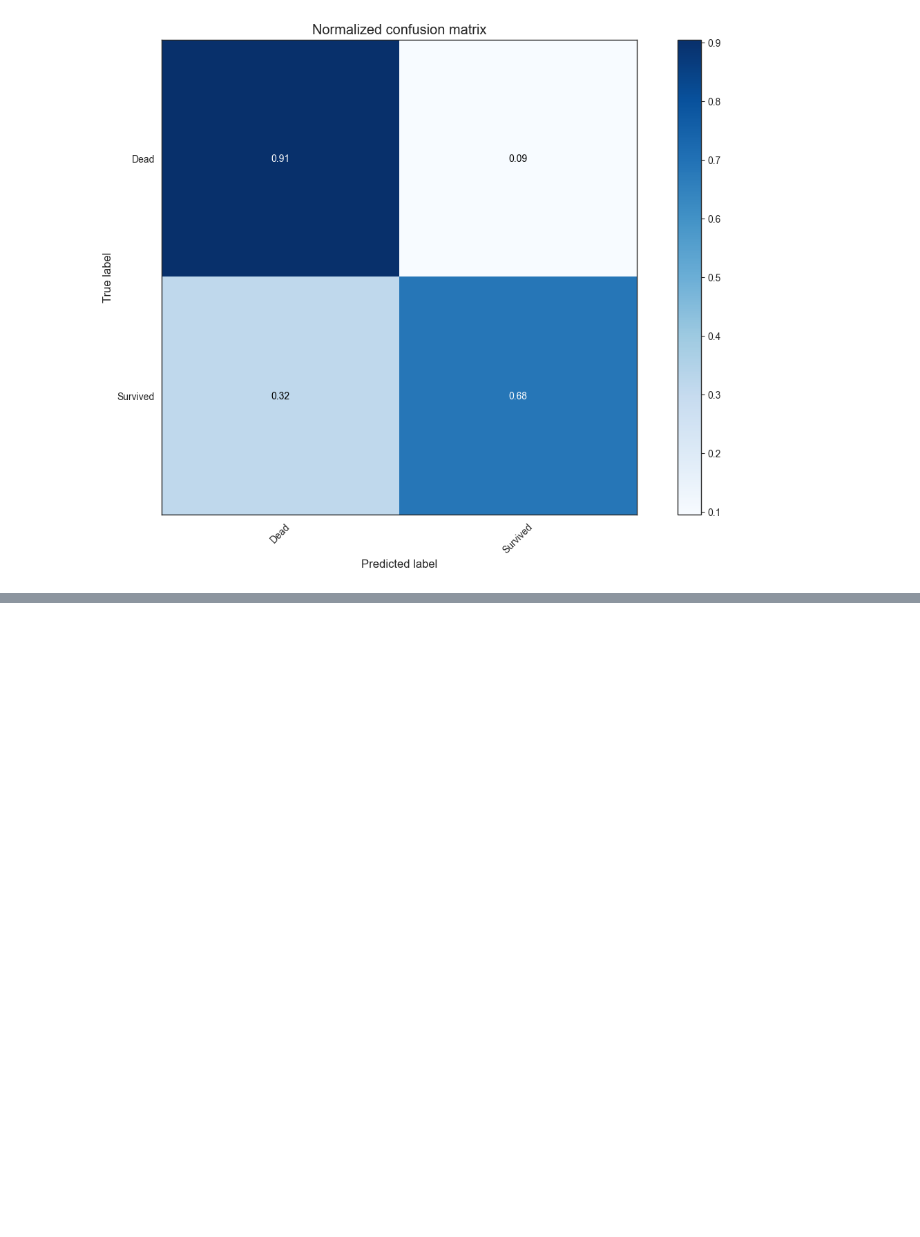
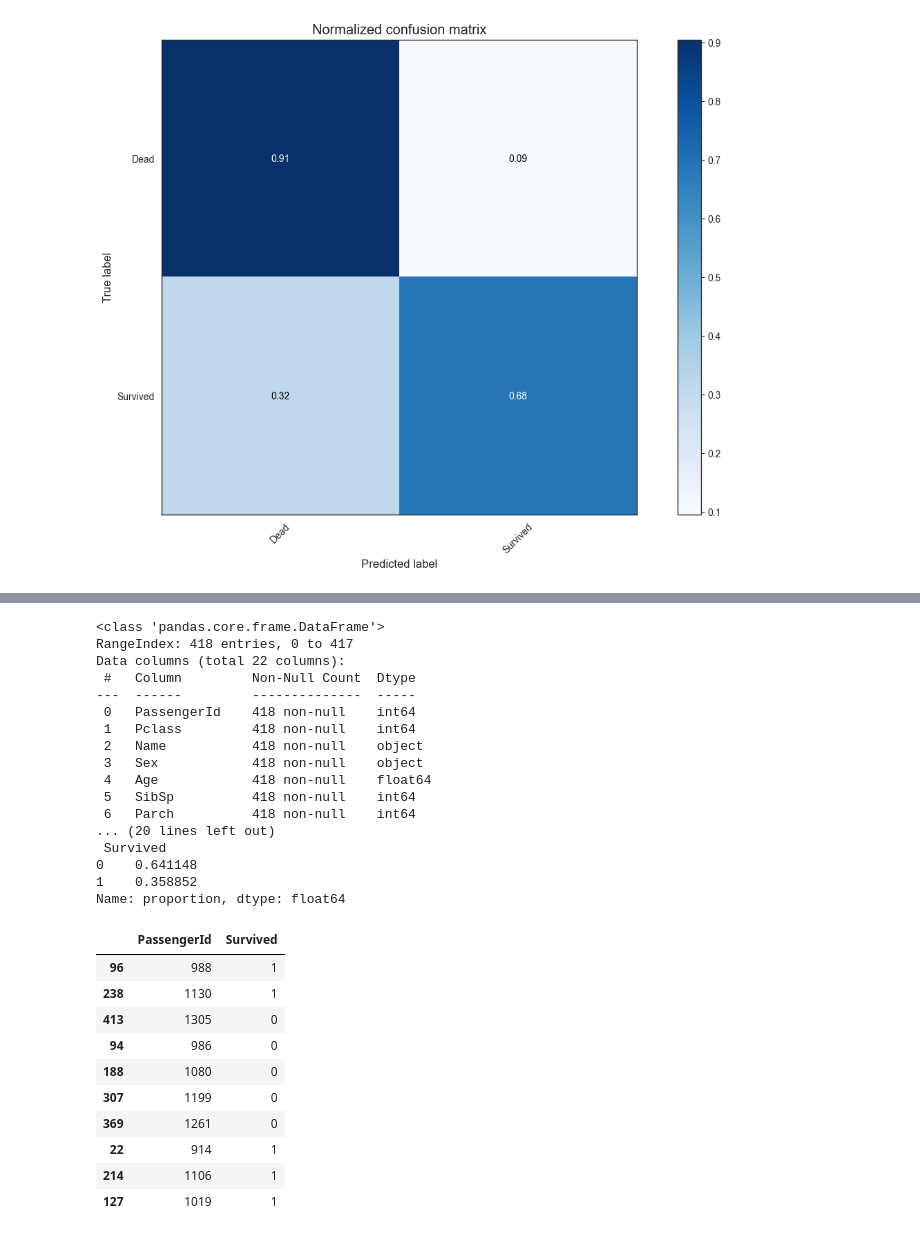
Before and after one commit to LeeFlyYoung/kaggle-competitions, a Jupyter notebook: competition/titanic/A_data_science_framework.ipynb, the cells around one changed output, grey strips where cells are left out. Drawn from its saved outputs; the diff is of its cells as text; code cells hidden in the pictures; blank space fills up the shorter version.

```diff
--- a/competition/titanic/A_data_science_framework.ipynb
+++ b/competition/titanic/A_data_science_framework.ipynb
@@ -973 +973,29 @@ AFTER DT Test w/bin score 3*STD: +/-5.00
 ----------
+# %%
+print("BEFORE DT RFE Training Shape Old: ", data1[data1_x_bin].shape)
+print("BEFORE DT RFE Training Columns Old: ", data1[data1_x_bin].columns.values)
+print('BEFORE DT RFE Training w/bin score mean: {:.2f}'.format(base_results['train_score'].mean()*100))
+print('BEFORE DT RFE Test w/bin score mean: {:.2f}'.format(base_results['test_score'].mean()*100))
+print('BEFORE DT RFE Test w/bin score 3*STD: +/-{:.2f}'.format(base_results['test_score'].std()*3*100))
+print('-'*10)
+
+dtree_rfe = feature_selection.RFECV(dtree, step=1, scoring='accuracy', cv = cv_split)
+dtree_rfe.fit(data1[data1_x_bin], data1[Target].values.ravel())
+
+X_rfe = data1[data1_x_bin].columns.values[dtree_rfe.get_support()]
+rfe_results = model_selection.cross_validate(dtree, data1[X_rfe], data1[Target].values.ravel(), cv=cv_split, return_train_score=True)
+
+print("AFTER DT RFE Training Shape New: ", data1[X_rfe].shape)
+print("AFTER DT RFE Training Columns New: ", X_rfe)
+print('AFTER DT RFE Training w/bin score mean: {:.2f}'.format(rfe_results['train_score'].mean()*100))
+print('AFTER DT RFE Test w/bin score mean: {:.2f}'.format(rfe_results['test_score'].mean()*100))
+print('AFTER DT RFE Test w/bin score 3*STD: +/-{:.2f}'.format(rfe_results['test_score'].std()*3*100))
+print('-'*10)
+
+rfe_tune_model = model_selection.GridSearchCV(tree.DecisionTreeClassifier(), param_grid, cv=cv_split, scoring='roc_auc', n_jobs=-1, return_train_score=True)
+rfe_tune_model.fit(data1[X_rfe], data1[Target].values.ravel())
+print('AFTER DT RFE Tuned Parameters: ',rfe_tune_model.best_params_ )
+print('AFTER DT RFE Tuned Train w/bin score mean: {:.2f}'.format(rfe_tune_model.cv_results_['mean_train_score'][rfe_tune_model.best_index_]*100))
+print('AFTER DT RFE Tuned Test w/bin score mean: {:.2f}'.format(rfe_tune_model.cv_results_['mean_test_score'][rfe_tune_model.best_index_]*100))
+print('AFTER DT RFE Tuned Test w/bin score 3*STD: +/-{:.2f}'.format(rfe_tune_model.cv_results_['std_test_score'][rfe_tune_model.best_index_]*3*100))
+print('-'*10)
@@ -973,0 +1099,39 @@ AFTER DT Test w/bin score 3*STD: +/-5.00
+# %%
+print(data_val.info())
+print("-" * 10)
+
+data_val['Survived'] = rfe_tune_model.predict(data_val[X_rfe])
+submit = data_val[['PassengerId', 'Survived']]
+submit.to_csv('titanic_submission.csv', index=False)
+
+print('Validation Data Distribution: \n', data_val['Survived'].value_counts(normalize = True))
+submit.sample(10)
+# %% [output]
+<class 'pandas.core.frame.DataFrame'>
+RangeIndex: 418 entries, 0 to 417
+Data columns (total 22 columns):
+ #   Column         Non-Null Count  Dtype
+---  ------         --------------  -----
+ 0   PassengerId    418 non-null    int64
+ 1   Pclass         418 non-null    int64
+ 2   Name           418 non-null    object
+ 3   Sex            418 non-null    object
+ 4   Age            418 non-null    float64
+ 5   SibSp          418 non-null    int64
+ 6   Parch          418 non-null    int64
+... (20 lines left out)
+ Survived
+0    0.641148
+1    0.358852
+Name: proportion, dtype: float64
+|  | PassengerId | Survived |
+| 96 | 988 | 1 |
+| 238 | 1130 | 1 |
+| 413 | 1305 | 0 |
+| 94 | 986 | 0 |
+| 188 | 1080 | 0 |
+| 307 | 1199 | 0 |
+| 369 | 1261 | 0 |
+| 22 | 914 | 1 |
+| 214 | 1106 | 1 |
+| 127 | 1019 | 1 |
```
Also changed, not shown: parts of 15 cells of this notebook, 3 other files.
